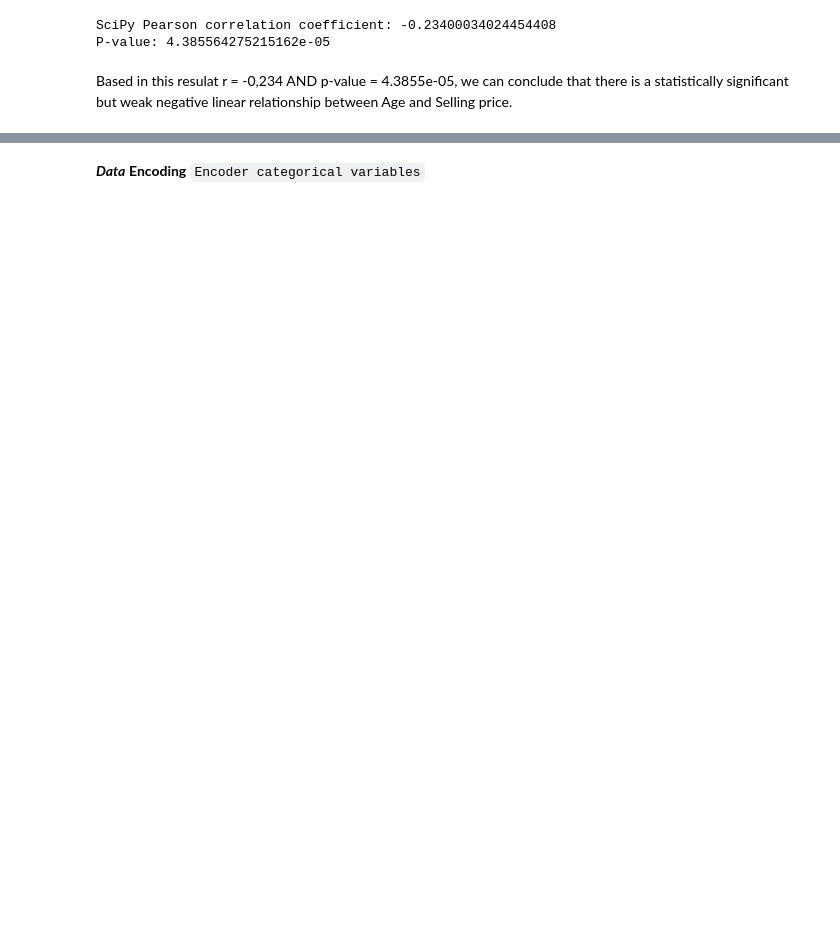
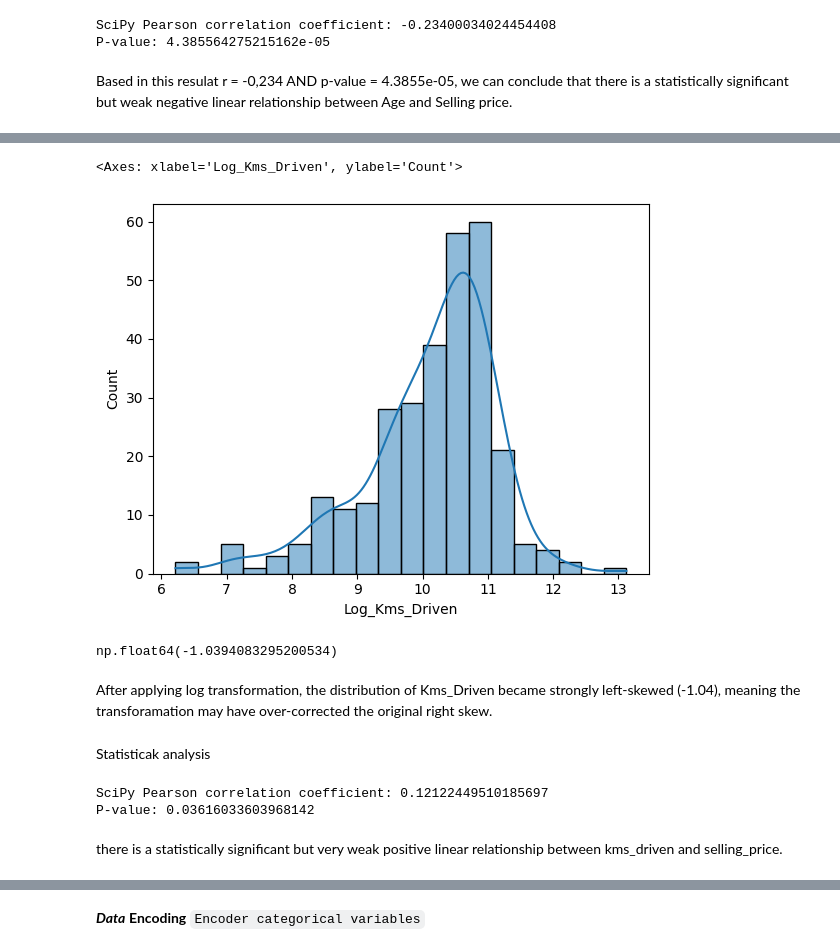
Before and after one commit to AichaELMouta/Car_Price_Prediction, a Jupyter notebook: car_price_prediction.ipynb, the cells around one changed output, grey strips where cells are left out. Saved outputs shown, nothing was run; the diff lists cells and outputs as text; code cells hidden in the pictures; blank space fills up the shorter version.

```diff
--- a/car_price_prediction.ipynb
+++ b/car_price_prediction.ipynb
@@ -469,0 +487,26 @@ Based in this resulat r = -0,234 AND p-value = 4.3855e-05, we can conclude that
+# %%
+car_data['Log_Kms_Driven'] = np.log(car_data['Kms_Driven'])
+# %%
+sns.histplot(car_data['Log_Kms_Driven'], kde=True)
+# %% [output]
+<Axes: xlabel='Log_Kms_Driven', ylabel='Count'>
+[figure, added]
+# %%
+car_data['Log_Kms_Driven'].skew()
+# %% [output]
+np.float64(-1.0394083295200534)
+# %% [markdown]
+After applying log transformation, the distribution of Kms_Driven became strongly left-skewed (-1.04), meaning the transforamation may have over-corrected the original right skew.
+# %% [markdown]
+Statisticak analysis
+# %%
+from scipy.stats import pearsonr
+correlation_coefficient, p_value = pearsonr(car_data['Log_Kms_Driven'], car_data['Selling_Price'])
+
+print(f"SciPy Pearson correlation coefficient: {correlation_coefficient}")
+print(f"P-value: {p_value}")
+# %% [output]
+SciPy Pearson correlation coefficient: 0.12122449510185697
+P-value: 0.03616033603968142
+# %% [markdown]
+there is a statistically significant but very weak positive linear relationship between kms_driven and selling_price.
```
Also changed, not shown: parts of 28 cells of this notebook.
